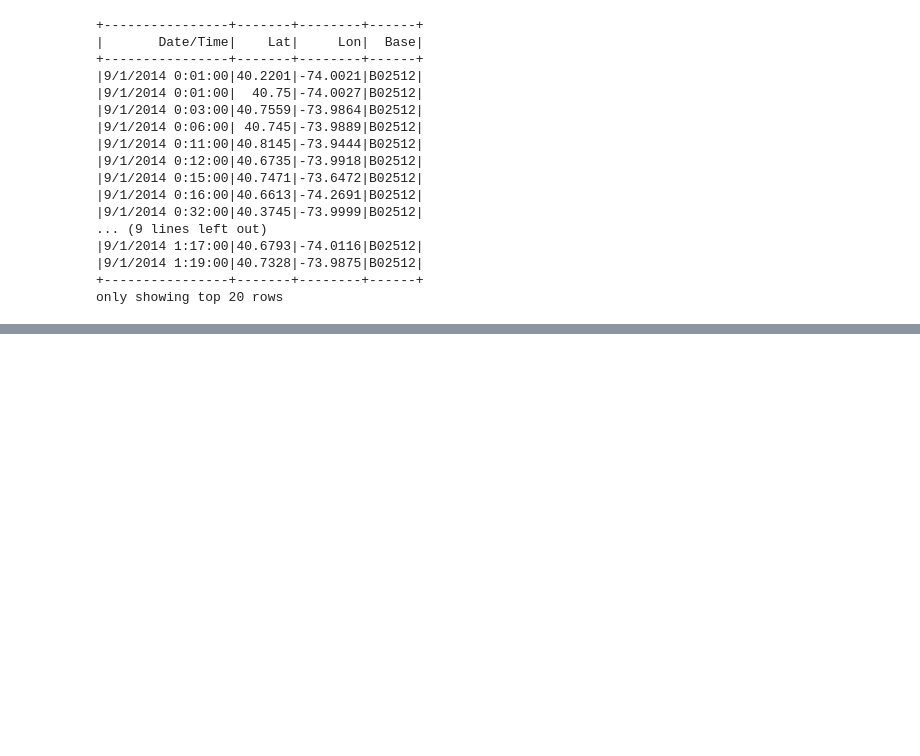
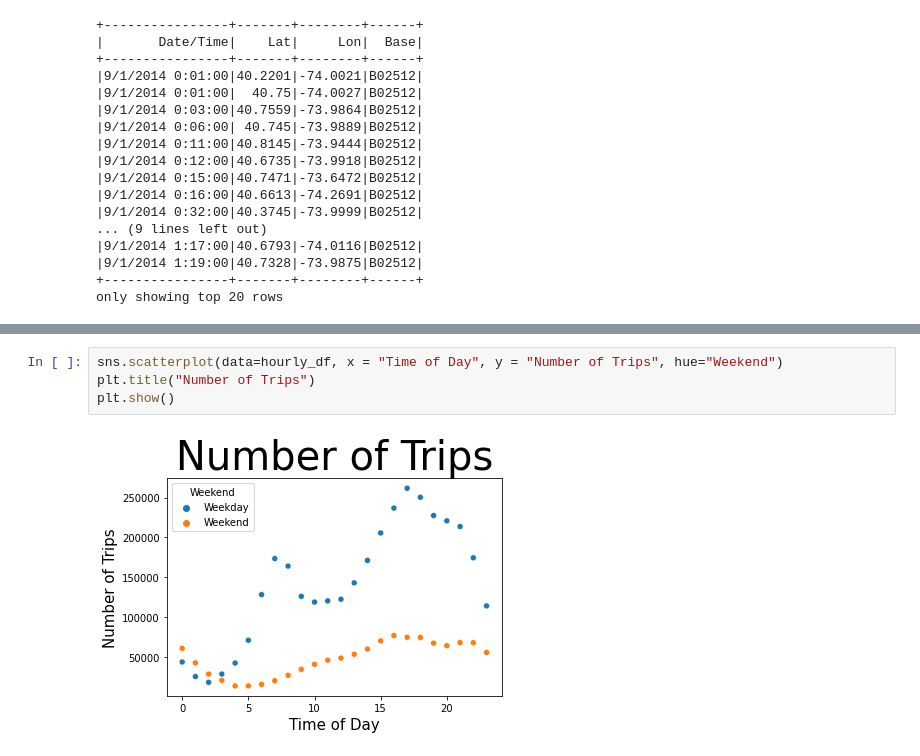
Before and after one commit to milevavantuyl/Movement_NYC, a Jupyter notebook: Melanie Time Series Analysis/Analyzing Weekends versus Weekdays.ipynb, the cells around one changed output, grey strips where cells are left out. Drawn from its saved outputs; the diff is of its cells as text; blank space fills up the shorter version.

```diff
--- a/Melanie Time Series Analysis/Analyzing Weekends versus Weekdays.ipynb
+++ b/Melanie Time Series Analysis/Analyzing Weekends versus Weekdays.ipynb
@@ -114,0 +294,6 @@ only showing top 20 rows
+# %%
+sns.scatterplot(data=hourly_df, x = "Time of Day", y = "Number of Trips", hue="Weekend")
+plt.title("Number of Trips")
+plt.show()
+# %% [output]
+[figure, added]
```
Also changed, not shown: parts of 26 cells of this notebook.
